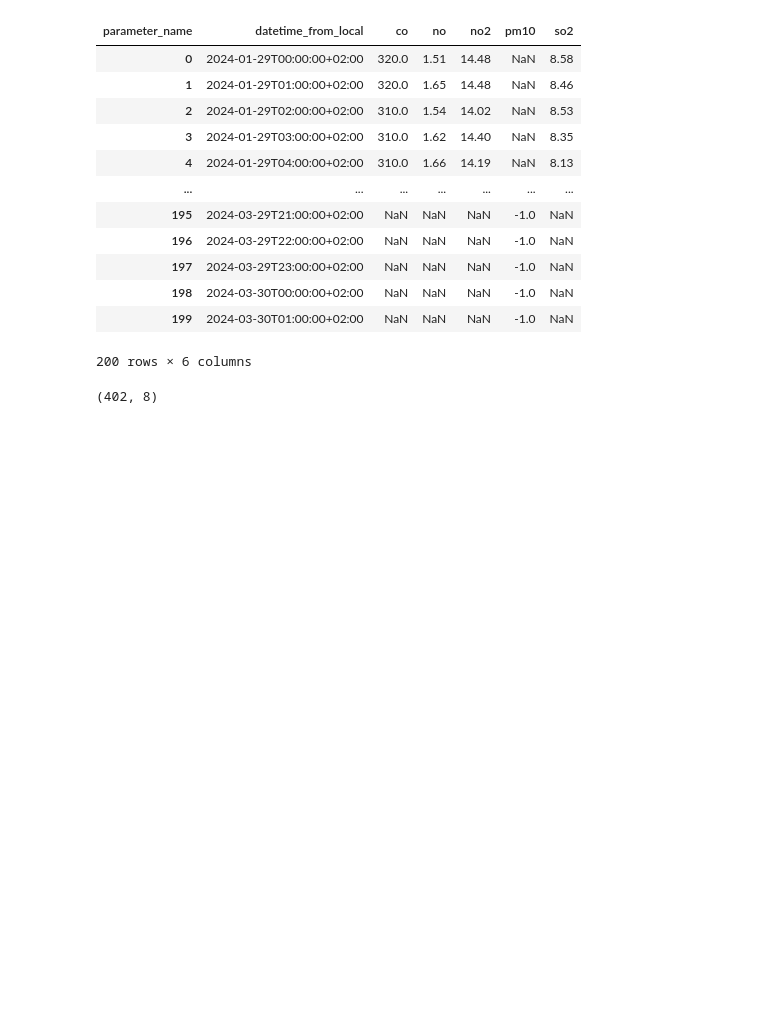
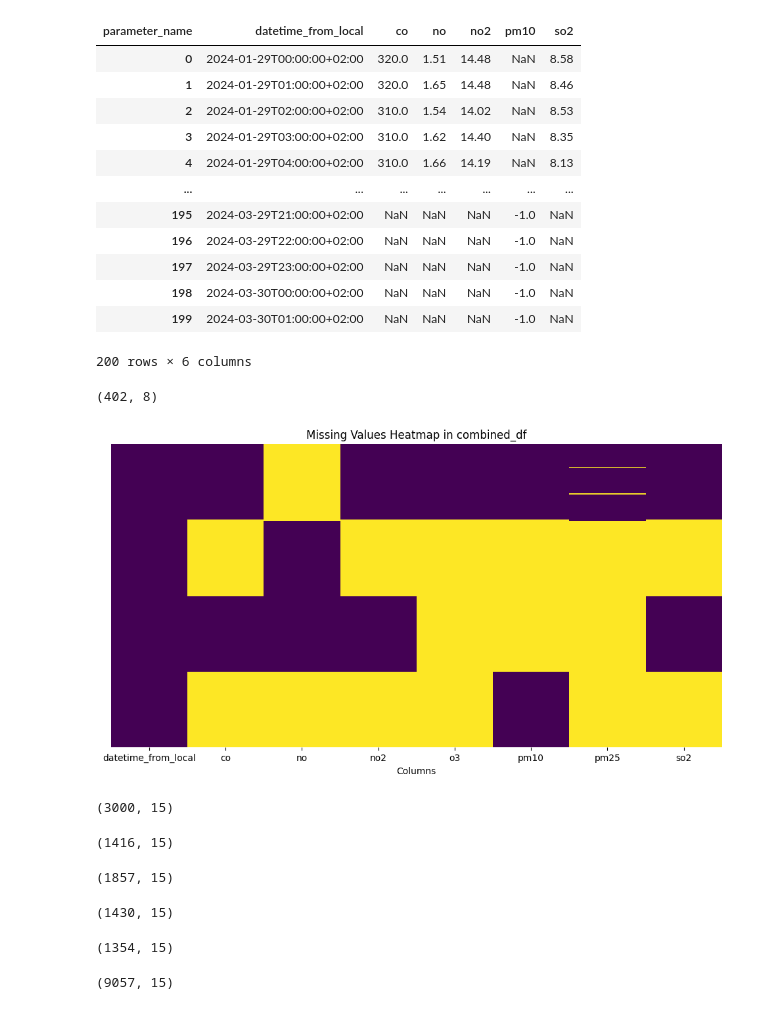
Before and after one commit to ivetkalchev/VarnaAir, a Jupyter notebook: varnaair.ipynb, the cells around one changed output. Saved outputs shown, nothing was run; the diff lists cells and outputs as text; code cells hidden in the pictures; blank space fills up the shorter version.

```diff
--- a/varnaair.ipynb
+++ b/varnaair.ipynb
@@ -242,3 +223,40 @@ combined_df = pandas.concat([pivot_df1, pivot_df2], ignore_index=True)
 combined_df.shape
 # %% [output]
 (402, 8)
+# %%
+plt.figure(figsize=(12, 6))
+sns.heatmap(combined_df.isnull(),
+            cbar=False,
+            cmap='viridis',
+            yticklabels=False)
+
+plt.title('Missing Values Heatmap in combined_df')
+plt.xlabel('Columns')
+plt.show()
+# %% [output]
+[figure, added]
+# %%
+chaika1 = pandas.read_csv('datasets/openaq_location_2162113_measurments.csv')
+chaika1.shape
+# %% [output]
+(3000, 15)
+# %%
+chaika2 = pandas.read_csv('datasets/openaq_location_2162113_measurments (1).csv')
+chaika2.shape
+# %% [output]
+(1416, 15)
+# %%
+chaika3 = pandas.read_csv('datasets/openaq_location_2162113_measurments (2).csv')
+chaika3.shape
+# %% [output]
+(1857, 15)
+# %%
+chaika4 = pandas.read_csv('datasets/openaq_location_2162113_measurments (3).csv')
+chaika4.shape
+# %% [output]
+(1430, 15)
+# %%
+chaika5 = pandas.read_csv('datasets/openaq_location_2162113_measurments (4).csv')
+chaika5.shape
+# %% [output]
+(1354, 15)
@@ -244,0 +265,4 @@ combined_df.shape
+# %%
+chaika_dataset.shape
+# %% [output]
+(9057, 15)
```
Also changed, not shown: parts of 31 cells of this notebook, 10 other files.
